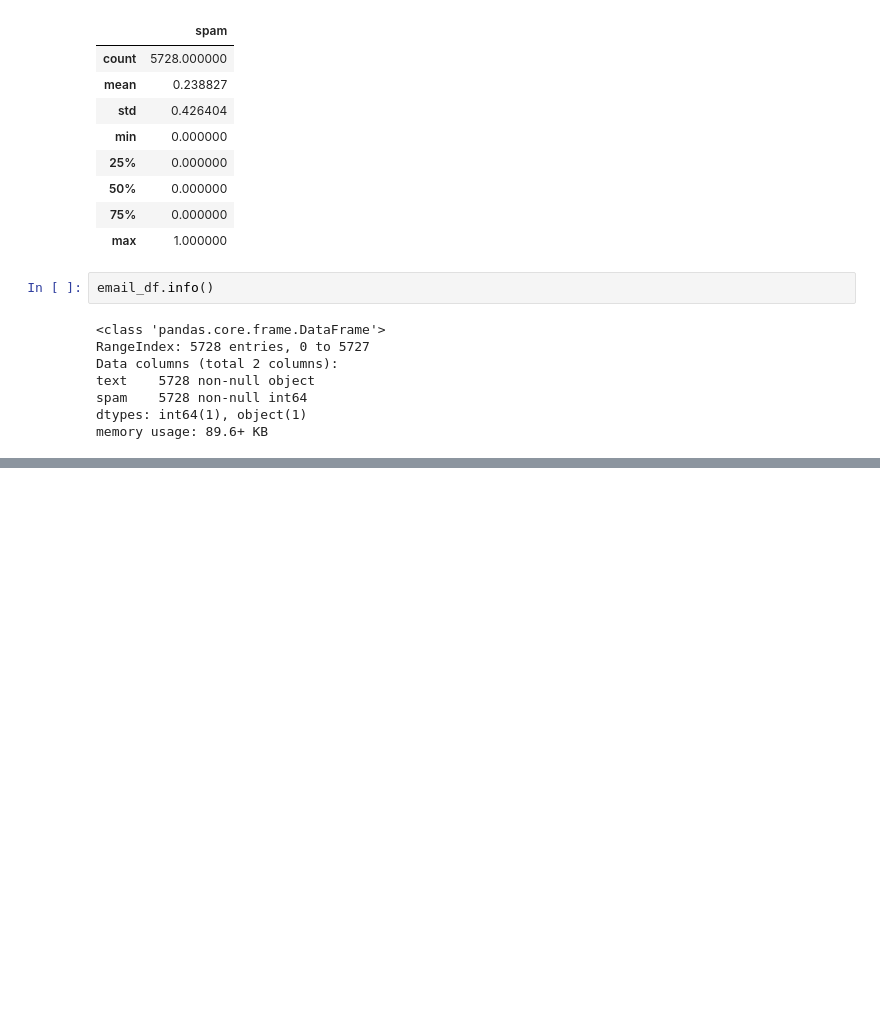
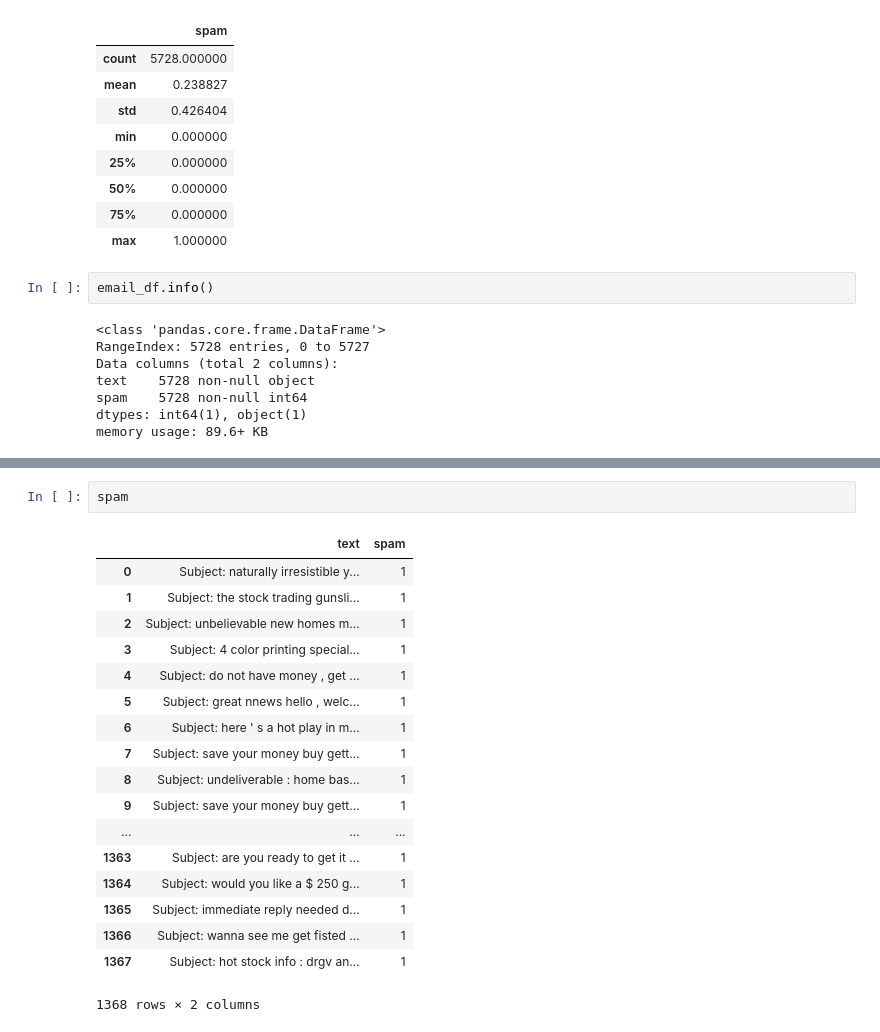
Before and after one commit to sagecodes/spam-classifier-naive-bayes, a Jupyter notebook: Untitled.ipynb, the cells around one changed output, grey strips where cells are left out. Drawn from its saved outputs; the diff is of its cells as text; blank space fills up the shorter version.

```diff
--- a/Untitled.ipynb
+++ b/Untitled.ipynb
@@ -62,0 +87,21 @@ memory usage: 89.6+ KB
+# %%
+spam
+# %% [output]
+|  | text | spam |
+| 0 | Subject: naturally irresistible y... | 1 |
+| 1 | Subject: the stock trading gunsli... | 1 |
+| 2 | Subject: unbelievable new homes m... | 1 |
+| 3 | Subject: 4 color printing special... | 1 |
+| 4 | Subject: do not have money , get ... | 1 |
+| 5 | Subject: great nnews hello , welc... | 1 |
+| 6 | Subject: here ' s a hot play in m... | 1 |
+| 7 | Subject: save your money buy gett... | 1 |
+| 8 | Subject: undeliverable : home bas... | 1 |
+| 9 | Subject: save your money buy gett... | 1 |
+| ... | ... | ... |
+| 1363 | Subject: are you ready to get it ... | 1 |
+| 1364 | Subject: would you like a $ 250 g... | 1 |
+| 1365 | Subject: immediate reply needed d... | 1 |
+| 1366 | Subject: wanna see me get fisted ... | 1 |
+| 1367 | Subject: hot stock info : drgv an... | 1 |
+1368 rows × 2 columns
```
Also changed, not shown: parts of 21 cells of this notebook.
